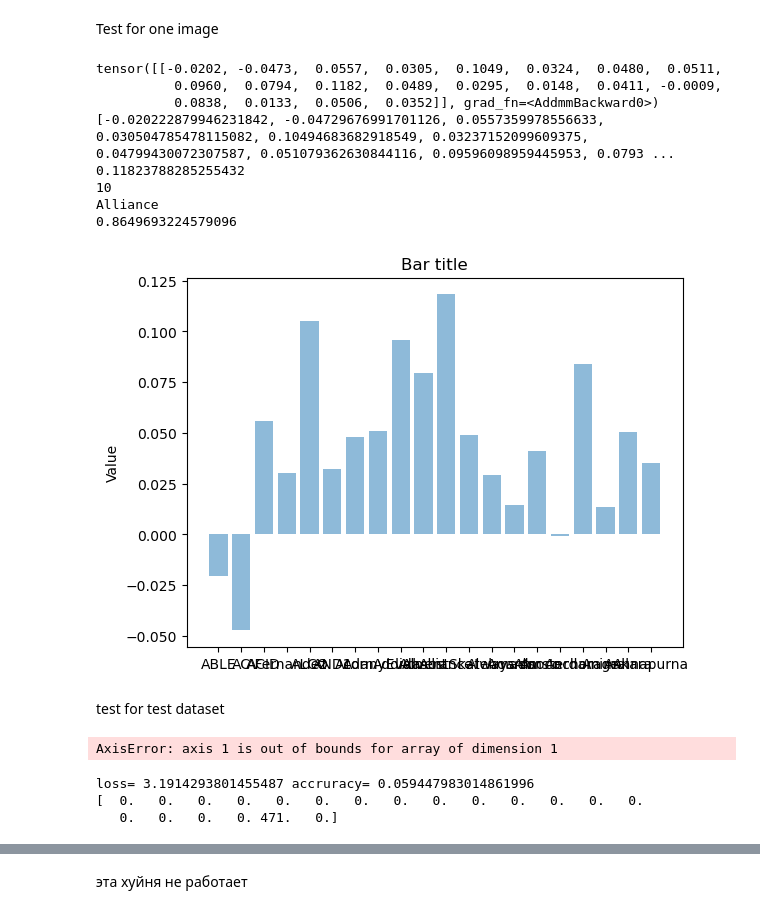
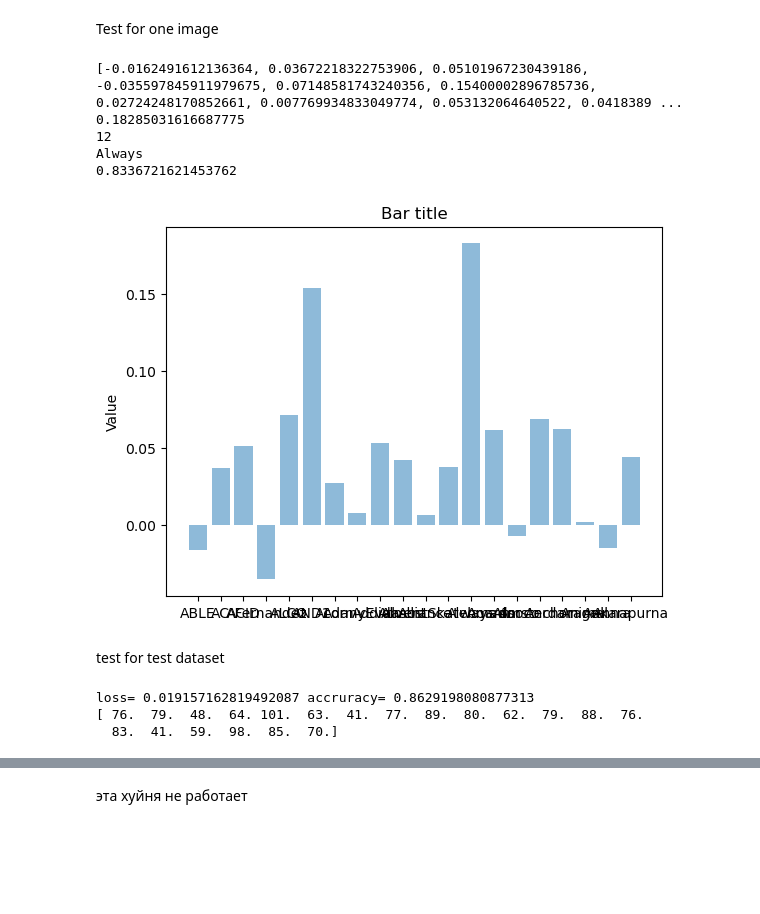
Before and after one commit to kryzhka/LogoClassifier, a Jupyter notebook: model.ipynb, the cells around one changed output, grey strips where cells are left out. Saved outputs shown, nothing was run; the diff lists cells and outputs as text; code cells hidden in the pictures; blank space fills up the shorter version.

```diff
--- a/model.ipynb
+++ b/model.ipynb
@@ -190,61 +214,51 @@ net = torch.load('D:\\myprogect\\pytorch\\weightsOfLogoClassifierbatch1')
 # %% [markdown]
 Test for one image
 # %%
-path="D:/Downloads/datasets/mini_logo_good/test1/11/52jpg.jpg"
+path="D:/Downloads/datasets/mini_logo_good/test1/11/40jpg.jpg"
 img=Image.open(path)
 tensorImg=transforms(img)
 batchImg=torch.unsqueeze(tensorImg,0)
 out=net(batchImg)
 test=out
 out=out.squeeze()
 out=out.tolist()
 print(out)
 print(max(out))
 print(out.index(max(out)))
 print(logos_list[out.index(max(out))])
 print(sum(out))
 y_pos = np.arange(len(logos_list))
 plt.bar(y_pos, out, align='center', alpha=0.5)
 plt.xticks(y_pos, logos_list)
 plt.ylabel('Value')
 plt.title('Bar title')
 
 plt.show()
 # dataset=tv.datasets.ImageFolder(root=path,transform=transforms)
 # #print(dataset[0])
 # testloader=torch.utils.data.DataLoader(dataset,batch_size=1,shuffle=True)
 # for sample in testloader:
 #   img,label = sample
 #   img=img.to(device)
 #   pred=net(img)
 
 #   pred=max(pred).tolist()
 #   print(pred)
 #   print(pred.index(max(pred)))
 #   print(max(pred))
 #   print(logos_list[ pred.index(max(pred))])
 # %% [output]
-tensor([[-0.0202, -0.0473,  0.0557,  0.0305,  0.1049,  0.0324,  0.0480,  0.0511,
-          0.0960,  0.0794,  0.1182,  0.0489,  0.0295,  0.0148,  0.0411, -0.0009,
-          0.0838,  0.0133,  0.0506,  0.0352]], grad_fn=<AddmmBackward0>)
-[-0.020222879946231842, -0.04729676991701126, 0.0557359978556633, 0.030504785478115082, 0.10494683682918549, 0.03237152099609375, 0.04799430072307587, 0.051079362630844116, 0.09596098959445953, 0.0793 ...
-0.11823788285255432
-10
-Alliance
-0.8649693224579096
+[-0.0162491612136364, 0.03672218322753906, 0.05101967230439186, -0.035597845911979675, 0.07148581743240356, 0.15400002896785736, 0.02724248170852661, 0.007769934833049774, 0.053132064640522, 0.0418389 ...
+0.18285031616687775
+12
+Always
+0.8336721621453762
-[figure, old version]
+[figure, new version]
 # %% [markdown]
 test for test dataset
-# %%
-label=np.zeros(20)
-label[0]=1
-label=torch.FloatTensor(label)
-get_accuracy(pred,label)
-# %% [output]
-AxisError: axis 1 is out of bounds for array of dimension 1
 # %%
 a=np.zeros(20)
-path = 'D:/Downloads/datasets/mini_logo_good/test'
+path = 'D:/Downloads/datasets/mini_logo_good/train'
 dataset=tv.datasets.ImageFolder(root=path,transform=transforms)
 dataloader=torch.utils.data.DataLoader(dataset,batch_size=1,shuffle=True,num_workers=4)
 loss_val=0
@@ -272,9 +286,9 @@ acc_val /= len(dataloader)
 print("loss=",loss_val ,"accruracy=",acc_val)
 print(a)
 # %% [output]
-loss= 3.1914293801455487 accruracy= 0.059447983014861996
-[  0.   0.   0.   0.   0.   0.   0.   0.   0.   0.   0.   0.   0.   0.
-   0.   0.   0.   0. 471.   0.]
+loss= 0.019157162819492087 accruracy= 0.8629198080877313
+[ 76.  79.  48.  64. 101.  63.  41.  77.  89.  80.  62.  79.  88.  76.
+  83.  41.  59.  98.  85.  70.]
 # %%
 y_pos = np.arange(len(logos_list))
 plt.bar(y_pos, a, align='center', alpha=0.5)
```
Also changed, not shown: parts of 8 cells of this notebook.
